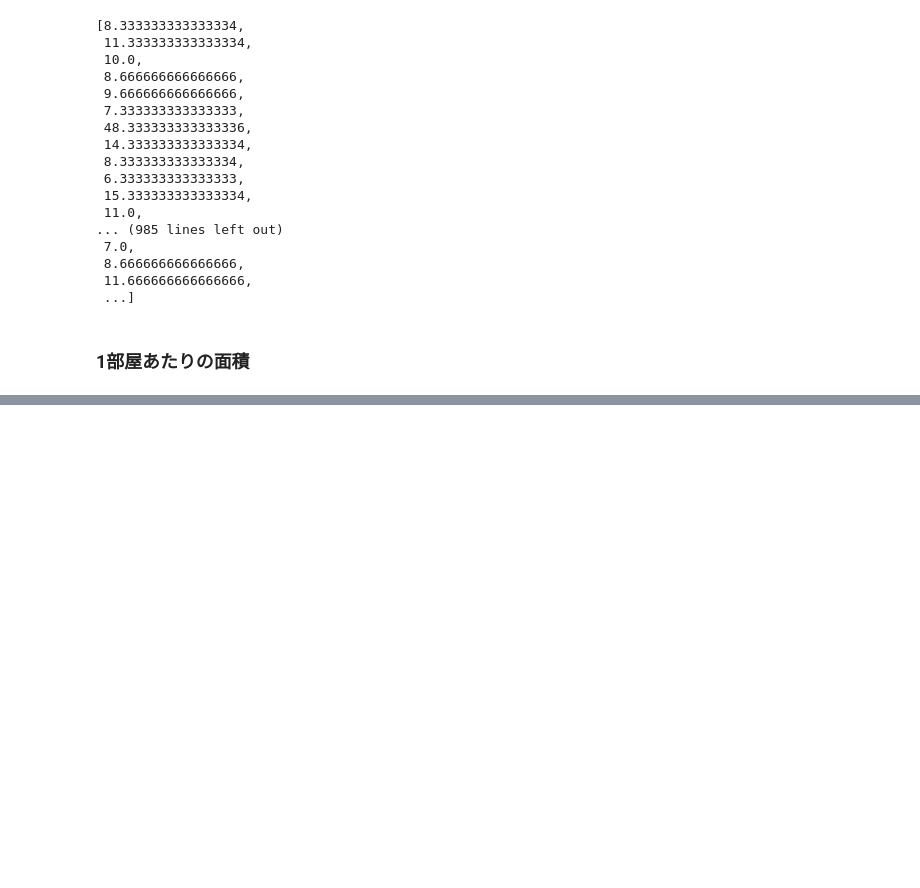
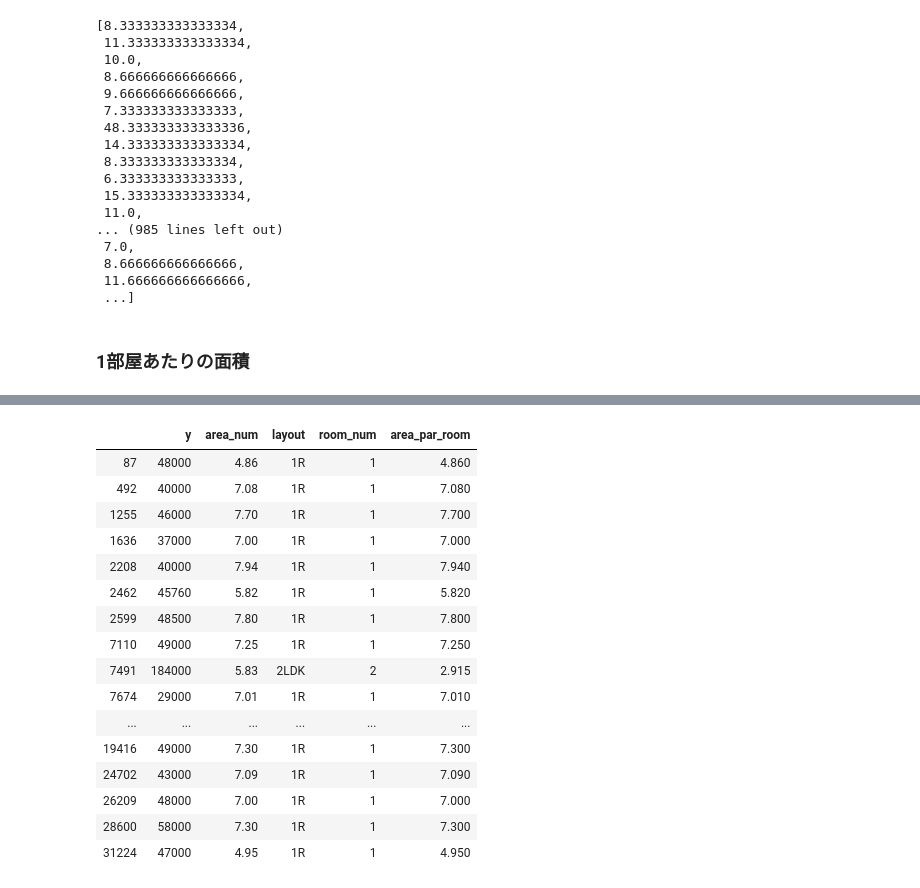
Before and after one commit to yaneura-no-gomi/mynavi_2019, a Jupyter notebook: notebook/1004_data_processing.ipynb, the cells around one changed output, grey strips where cells are left out. Drawn from its saved outputs; the diff is of its cells as text; code cells hidden in the pictures; blank space fills up the shorter version.

```diff
--- a/notebook/1004_data_processing.ipynb
+++ b/notebook/1004_data_processing.ipynb
@@ -99,5 +99,5 @@ for age in train['age']:
 # %% [markdown]
 ### 1部屋あたりの面積
 # %%
-train = pd.read_csv('../processed_data/train_v7.csv')
-test = pd.read_csv('../processed_data/test_v7.csv')
+train = pd.read_csv('../processed_data/train_v9.csv')
+test = pd.read_csv('../processed_data/test_v9.csv')
@@ -105,0 +157,30 @@ def area_par_room(df):
+# %%
+def area_par_room(df):
+    def calc(row):
+        return row['area_num']/row['room_num']
+
+    res = df.apply(calc,axis=1)
+
+    return pd.Series(res)
+# %%
+train['area_par_room']=area_par_room(train)
+# %%
+train[train['area_par_room']<8].loc[:,['y','area_num','layout','room_num','area_par_room']]
+# %% [output]
+|  | y | area_num | layout | room_num | area_par_room |
+| 87 | 48000 | 4.86 | 1R | 1 | 4.860 |
+| 492 | 40000 | 7.08 | 1R | 1 | 7.080 |
+| 1255 | 46000 | 7.70 | 1R | 1 | 7.700 |
+| 1636 | 37000 | 7.00 | 1R | 1 | 7.000 |
+| 2208 | 40000 | 7.94 | 1R | 1 | 7.940 |
+| 2462 | 45760 | 5.82 | 1R | 1 | 5.820 |
+| 2599 | 48500 | 7.80 | 1R | 1 | 7.800 |
+| 7110 | 49000 | 7.25 | 1R | 1 | 7.250 |
+| 7491 | 184000 | 5.83 | 2LDK | 2 | 2.915 |
+| 7674 | 29000 | 7.01 | 1R | 1 | 7.010 |
+| ... | ... | ... | ... | ... | ... |
+| 19416 | 49000 | 7.30 | 1R | 1 | 7.300 |
+| 24702 | 43000 | 7.09 | 1R | 1 | 7.090 |
+| 26209 | 48000 | 7.00 | 1R | 1 | 7.000 |
+| 28600 | 58000 | 7.30 | 1R | 1 | 7.300 |
+| 31224 | 47000 | 4.95 | 1R | 1 | 4.950 |
```
Also changed, not shown: parts of 7 cells of this notebook, 17 other files.
